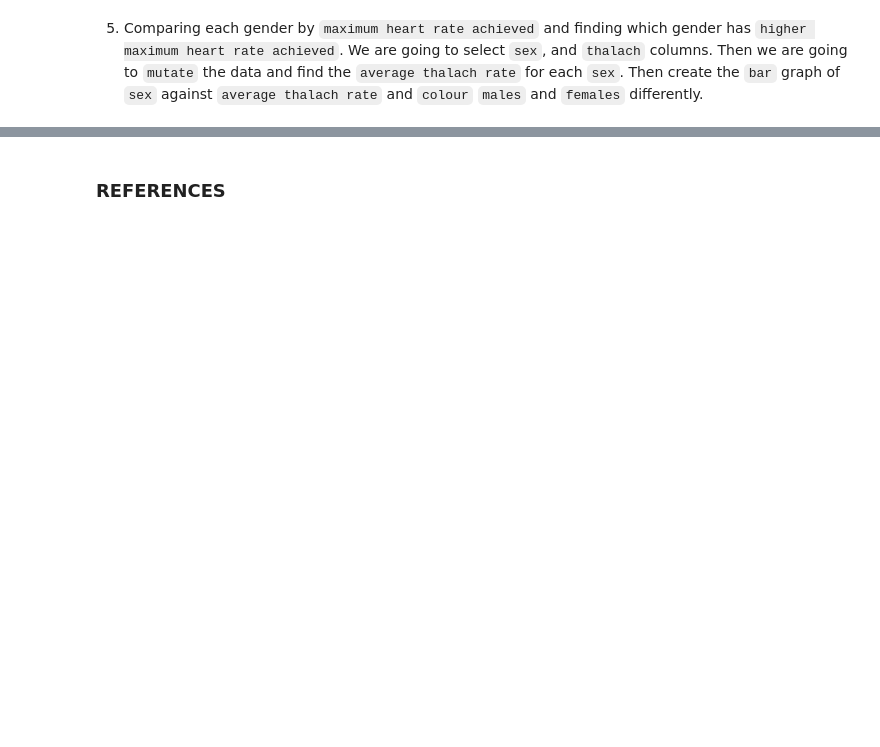
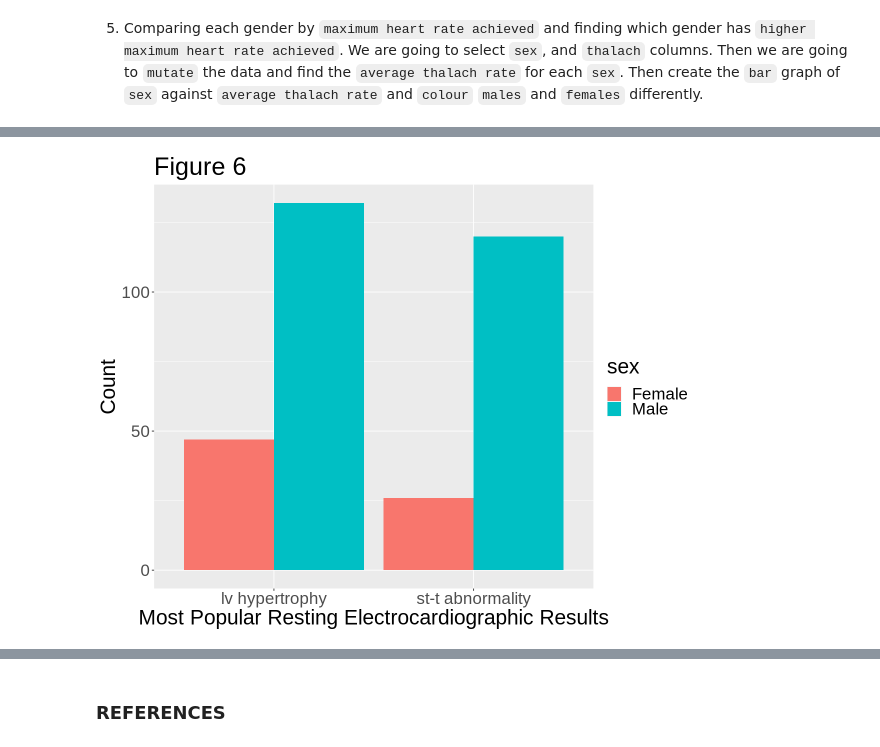
Before and after one commit to raulortiz04/dsci-100-2023s1-group-59, a Jupyter notebook: Project_Report.ipynb, the cells around one changed output, grey strips where cells are left out. Saved outputs shown, nothing was run; the diff lists cells and outputs as text; code cells hidden in the pictures; blank space fills up the shorter version.

```diff
--- a/Project_Report.ipynb
+++ b/Project_Report.ipynb
@@ -189,0 +197,18 @@ We have selected specific variables for our research because they are interrelat
+# %%
+# Method_4
+
+# Number of restecg
+restecg_count <- heart_disease |>
+ filter(restecg != "normal") |>
+  group_by(sex, restecg) |>
+  count()
+
+# Plot of Sex vs Resting Electrocardiographic Results
+restecg_count_plot <- ggplot(restecg_count, aes(x = restecg, y = n, fill = sex)) +
+    geom_bar(stat = "identity", position = "dodge") +
+    labs(x = "Most Popular Resting Electrocardiographic Results", y = "Count") +
+    theme(text = element_text(size = 25)) +
+    ggtitle("Figure 6")
+restecg_count_plot
+# %% [output]
+[figure, new version]
```
Also changed, not shown: parts of 18 cells of this notebook.
